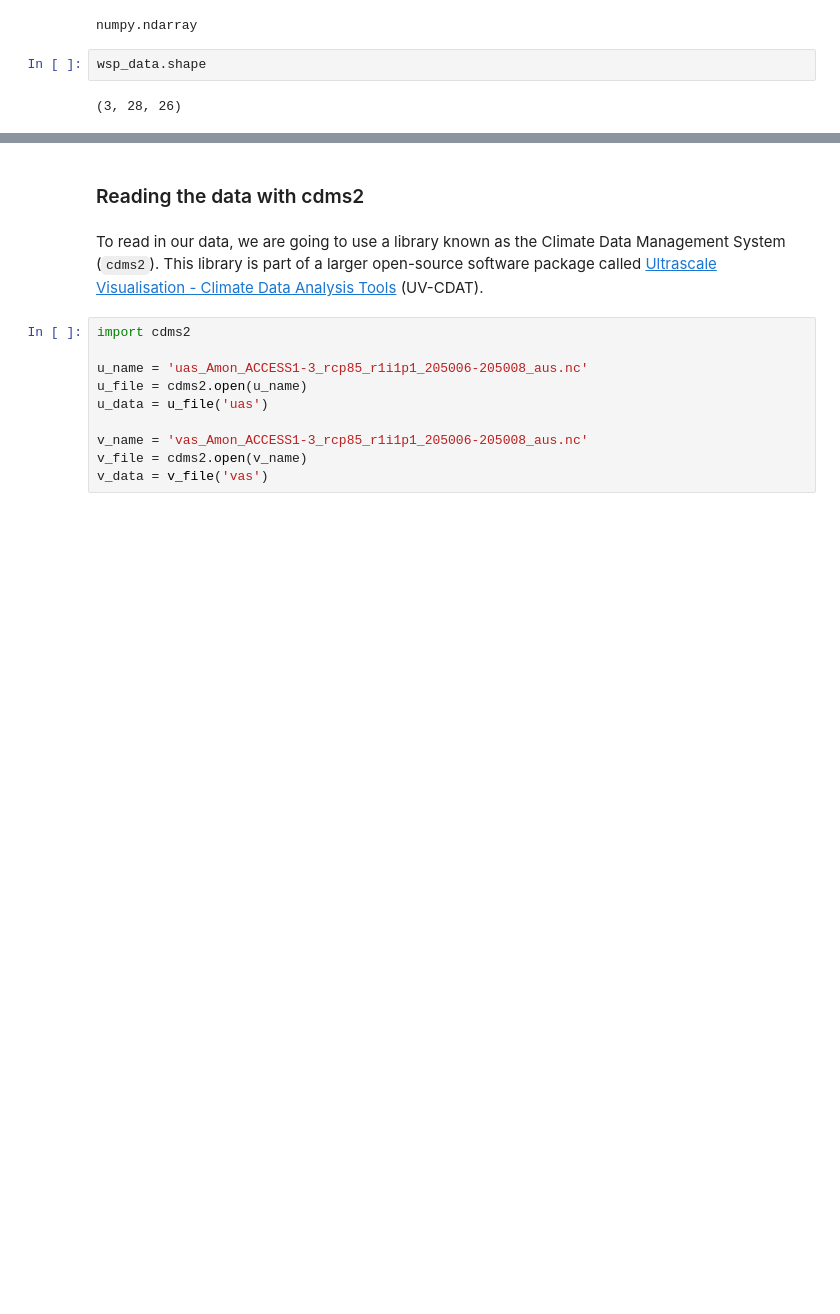
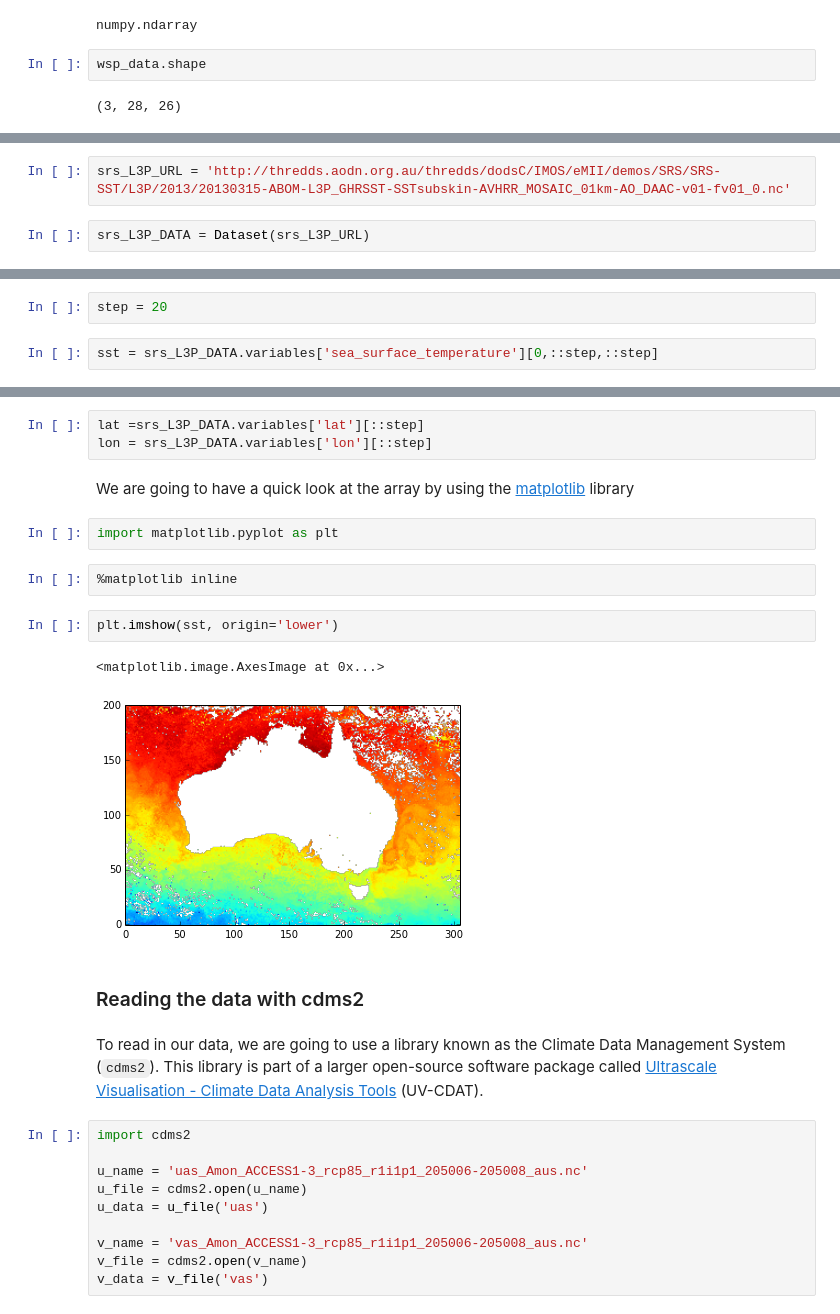
Before and after one commit to DamienIrving/teaching, a Jupyter notebook: swc-python/novice/data.ipynb, the cells around one changed output, grey strips where cells are left out. Saved outputs shown, nothing was run; the diff lists cells and outputs as text; blank space fills up the shorter version.

```diff
--- a/swc-python/novice/data.ipynb
+++ b/swc-python/novice/data.ipynb
@@ -167,0 +176,4 @@ wsp_data.shape
+# %%
+srs_L3P_URL = 'http://thredds.aodn.org.au/thredds/dodsC/IMOS/eMII/demos/SRS/SRS-SST/L3P/2013/20130315-ABOM-L3P_GHRSST-SSTsubskin-AVHRR_MOSAIC_01km-AO_DAAC-v01-fv01_0.nc'
+# %%
+srs_L3P_DATA = Dataset(srs_L3P_URL)
@@ -167,0 +182,4 @@ wsp_data.shape
+# %%
+step = 20
+# %%
+sst = srs_L3P_DATA.variables['sea_surface_temperature'][0,::step,::step]
@@ -168,3 +216,17 @@ wsp_data.shape
+# %%
+lat =srs_L3P_DATA.variables['lat'][::step]
+lon = srs_L3P_DATA.variables['lon'][::step]
+# %% [markdown]
+We are going to have a quick look at the array by using the [matplotlib](http://matplotlib.org/) library
+# %%
+import matplotlib.pyplot as plt
+# %%
+%matplotlib inline
+# %%
+plt.imshow(sst, origin='lower')
+# %% [output]
+<matplotlib.image.AxesImage at 0x...>
+[figure, added]
 # %% [markdown]
 ### Reading the data with cdms2
 # %% [markdown]
```
Also changed, not shown: parts of 10 cells of this notebook.
